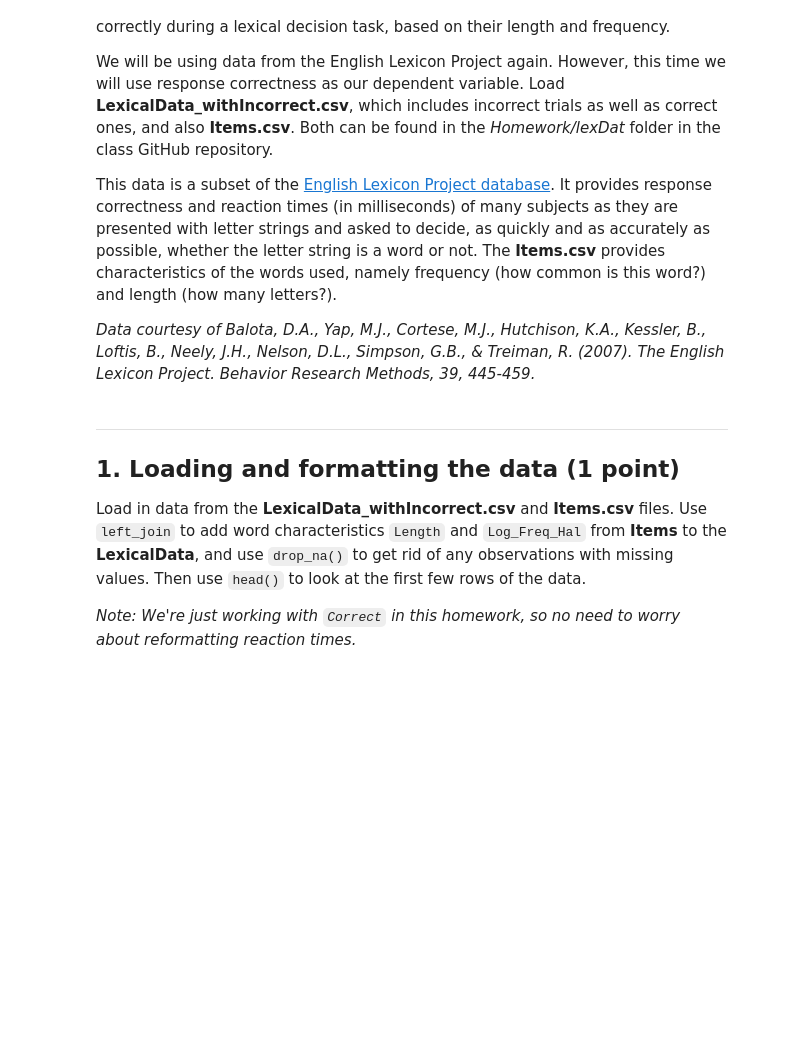
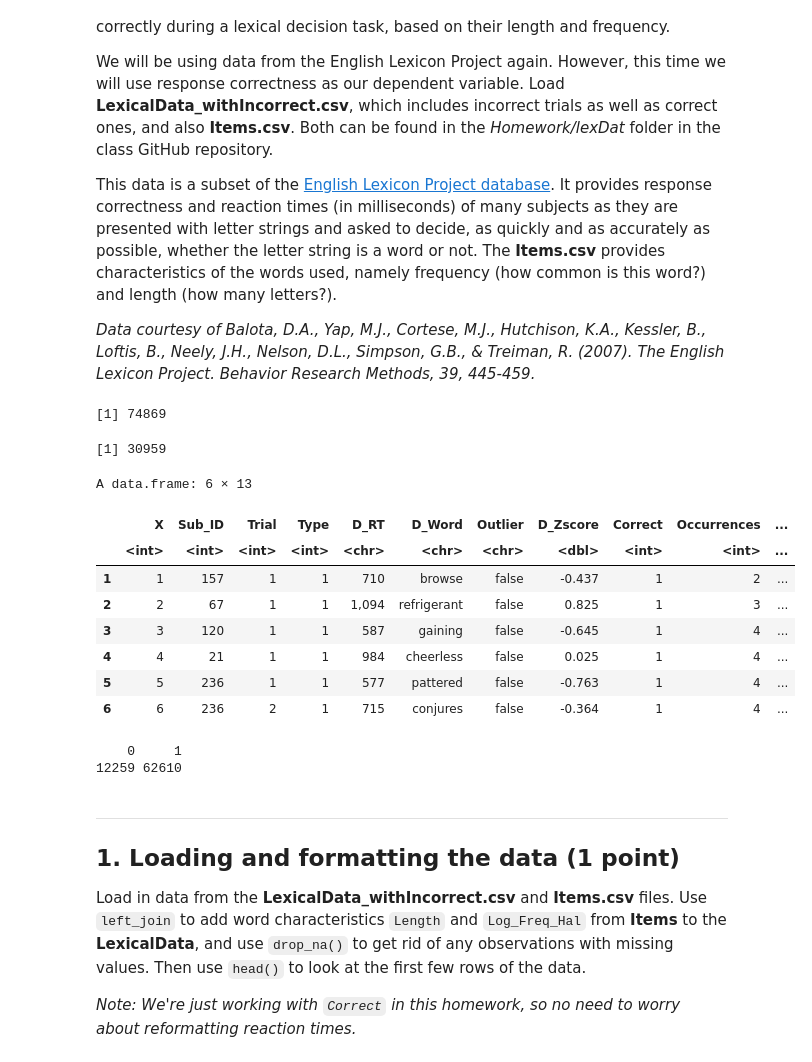
Before and after one commit to choiitea/Choi_DSPN_S24, a Jupyter notebook: Exercise9.ipynb, the cells around one changed output. Drawn from its saved outputs; the diff is of its cells as text; code cells hidden in the pictures; blank space fills up the shorter version.

```diff
--- a/Exercise9.ipynb
+++ b/Exercise9.ipynb
@@ -8,6 +10,36 @@ We will be using data from the English Lexicon Project again. However, this time
 This data is a subset of the [English Lexicon Project database](https://elexicon.wustl.edu/). It provides response correctness and reaction times (in milliseconds) of many subjects as they are presented with letter strings and asked to decide, as quickly and as accurately as possible, whether the letter string is a word or not. The **Items.csv** provides characteristics of the words used, namely frequency (how common is this word?) and length (how many letters?).
 
 *Data courtesy of Balota, D.A., Yap, M.J., Cortese, M.J., Hutchison, K.A., Kessler, B., Loftis, B., Neely, J.H., Nelson, D.L., Simpson, G.B., & Treiman, R. (2007). The English Lexicon Project. Behavior Research Methods, 39, 445-459.*
+# %%
+# WRITE YOUR CODE HERE
+# load in tidyverse
+library(tidyverse)
+
+# load in csv files
+lexical_dat <- read.csv("LexicalData_withIncorrect.csv")
+nrow(lexical_dat)
+items <- read.csv("Items.csv")
+nrow(items)
+
+# merge the data via left_join
+merged_dat <- left_join(lexical_dat, items, by = c("D_Word" = "Word"))
+cleaned_dat <- drop_na(merged_dat)
+head(cleaned_dat)
+table(lexical_dat$Correct)
+# %% [output]
+[1] 74869
+[1] 30959
+A data.frame: 6 × 13
+|  | X | Sub_ID | Trial | Type | D_RT | D_Word | Outlier | D_Zscore | Correct | Occurrences | ... |
+|  | <int> | <int> | <int> | <int> | <chr> | <chr> | <chr> | <dbl> | <int> | <int> | ... |
+| 1 | 1 | 157 | 1 | 1 | 710 | browse | false | -0.437 | 1 | 2 | ... |
+| 2 | 2 | 67 | 1 | 1 | 1,094 | refrigerant | false | 0.825 | 1 | 3 | ... |
+| 3 | 3 | 120 | 1 | 1 | 587 | gaining | false | -0.645 | 1 | 4 | ... |
+| 4 | 4 | 21 | 1 | 1 | 984 | cheerless | false | 0.025 | 1 | 4 | ... |
+| 5 | 5 | 236 | 1 | 1 | 577 | pattered | false | -0.763 | 1 | 4 | ... |
+| 6 | 6 | 236 | 2 | 1 | 715 | conjures | false | -0.364 | 1 | 4 | ... |
+    0     1
+12259 62610
 # %% [markdown]
 ---
 ## 1. Loading and formatting the data (1 point)
```
Also changed, not shown: parts of 18 cells of this notebook.
